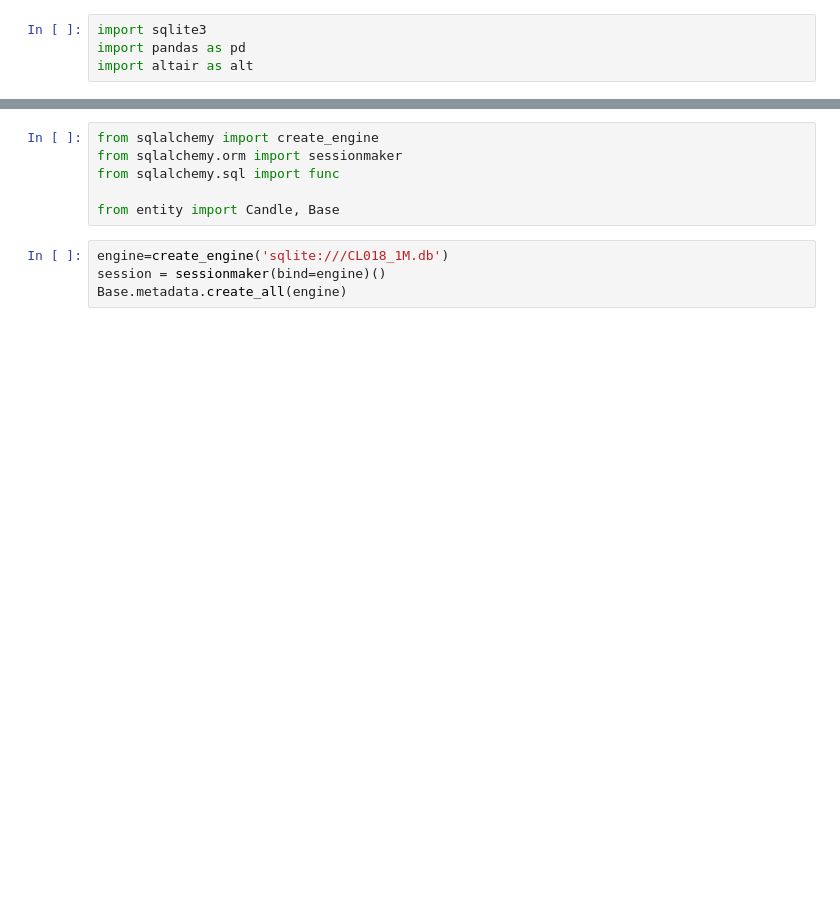
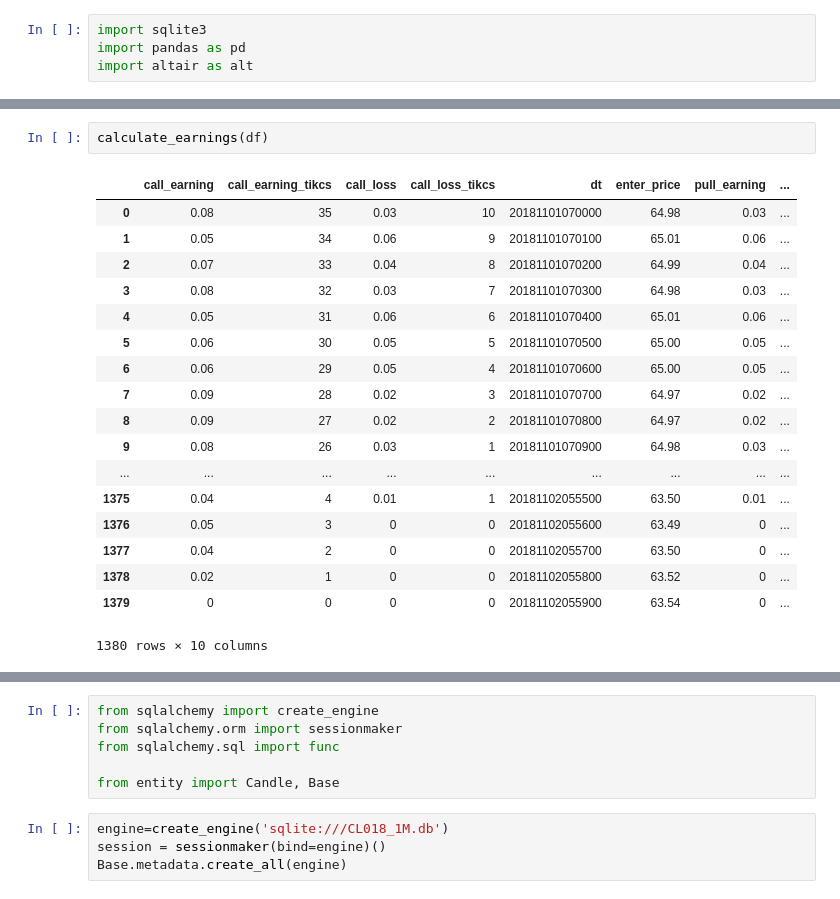
Before and after one commit to pickmoment/hero, a Jupyter notebook: db/work.ipynb, the cells around one changed output, grey strips where cells are left out. Drawn from its saved outputs; the diff is of its cells as text; blank space fills up the shorter version.

Commit message:
add calculate

```diff
--- a/db/work.ipynb
+++ b/db/work.ipynb
@@ -32,2 +94,23 @@ df
+# %%
+calculate_earnings(df)
+# %% [output]
+|  | call_earning | call_earning_tikcs | call_loss | call_loss_tikcs | dt | enter_price | pull_earning | ... |
+| 0 | 0.08 | 35 | 0.03 | 10 | 20181101070000 | 64.98 | 0.03 | ... |
+| 1 | 0.05 | 34 | 0.06 | 9 | 20181101070100 | 65.01 | 0.06 | ... |
+| 2 | 0.07 | 33 | 0.04 | 8 | 20181101070200 | 64.99 | 0.04 | ... |
+| 3 | 0.08 | 32 | 0.03 | 7 | 20181101070300 | 64.98 | 0.03 | ... |
+| 4 | 0.05 | 31 | 0.06 | 6 | 20181101070400 | 65.01 | 0.06 | ... |
+| 5 | 0.06 | 30 | 0.05 | 5 | 20181101070500 | 65.00 | 0.05 | ... |
+| 6 | 0.06 | 29 | 0.05 | 4 | 20181101070600 | 65.00 | 0.05 | ... |
+| 7 | 0.09 | 28 | 0.02 | 3 | 20181101070700 | 64.97 | 0.02 | ... |
+| 8 | 0.09 | 27 | 0.02 | 2 | 20181101070800 | 64.97 | 0.02 | ... |
+| 9 | 0.08 | 26 | 0.03 | 1 | 20181101070900 | 64.98 | 0.03 | ... |
+| ... | ... | ... | ... | ... | ... | ... | ... | ... |
+| 1375 | 0.04 | 4 | 0.01 | 1 | 20181102055500 | 63.50 | 0.01 | ... |
+| 1376 | 0.05 | 3 | 0 | 0 | 20181102055600 | 63.49 | 0 | ... |
+| 1377 | 0.04 | 2 | 0 | 0 | 20181102055700 | 63.50 | 0 | ... |
+| 1378 | 0.02 | 1 | 0 | 0 | 20181102055800 | 63.52 | 0 | ... |
+| 1379 | 0 | 0 | 0 | 0 | 20181102055900 | 63.54 | 0 | ... |
+1380 rows × 10 columns
 # %%
 open_close_color = alt.condition("datum.open < datum.close",
```
Also changed, not shown: parts of 6 cells of this notebook, 1 other file.
